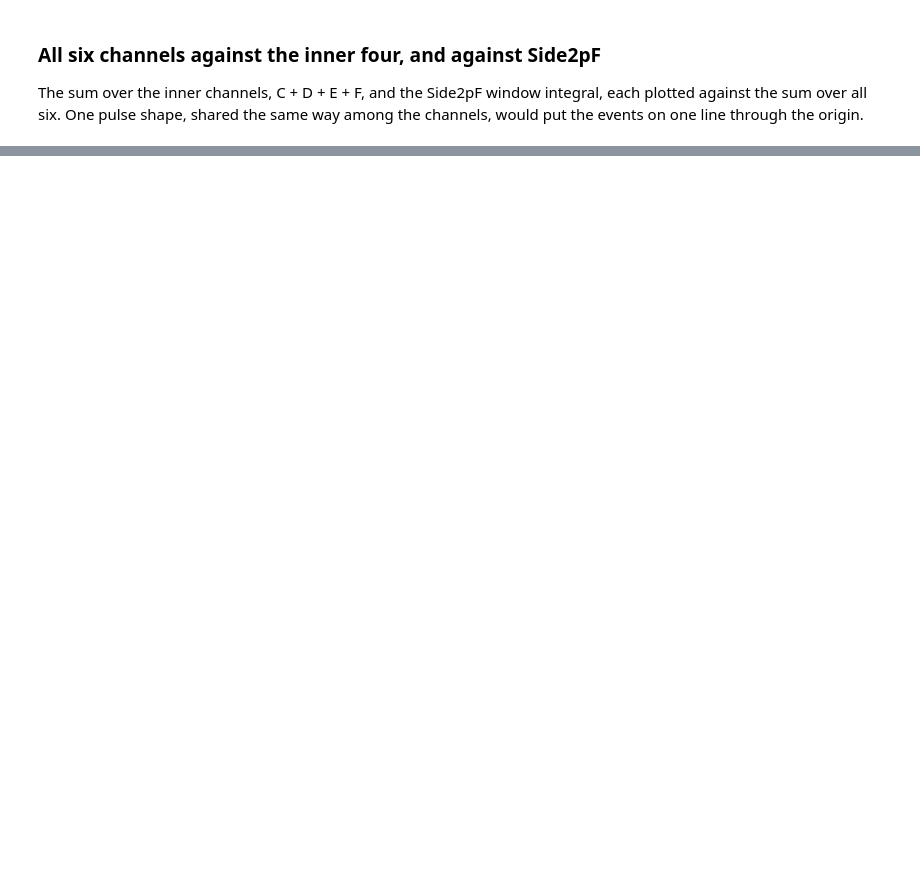
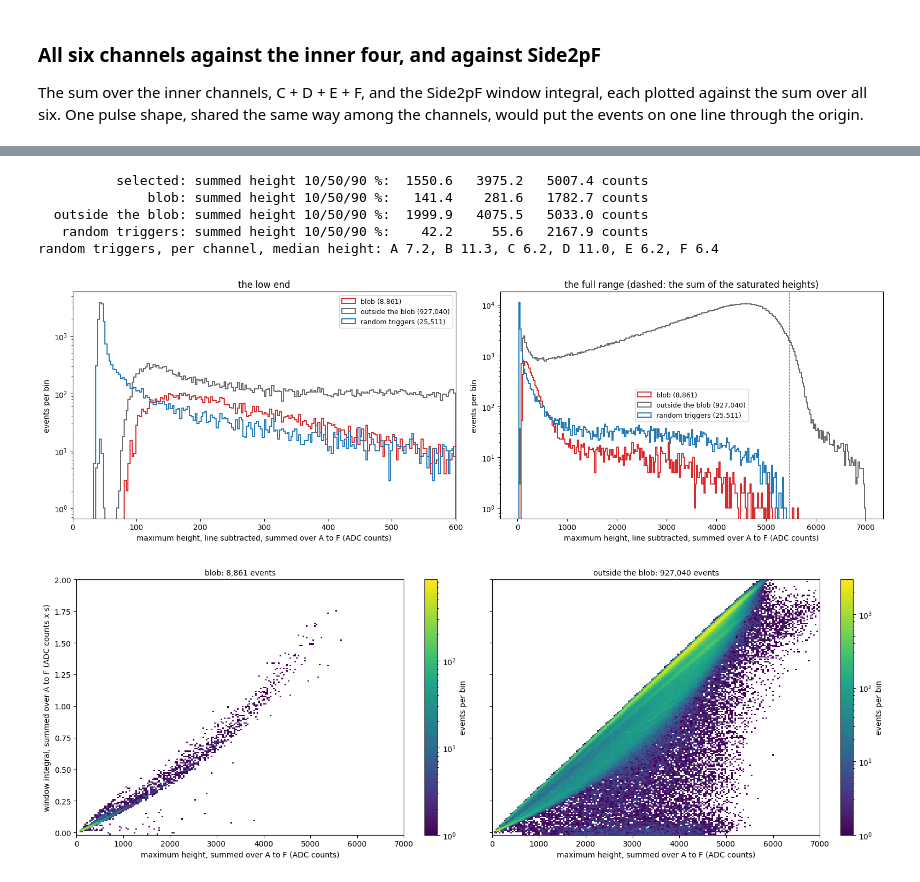
Before and after one commit to villano-lab/NSDF-Data, a Jupyter notebook: data_analysis/R76/notebooks/relcal/window-integral-small-quiet-82v.ipynb, the cells around one changed output, grey strips where cells are left out. Saved outputs shown, nothing was run; the diff lists cells and outputs as text; code cells hidden in the pictures; blank space fills up the shorter version.

```diff
--- a/data_analysis/R76/notebooks/relcal/window-integral-small-quiet-82v.ipynb
+++ b/data_analysis/R76/notebooks/relcal/window-integral-small-quiet-82v.ipynb
@@ -164,9 +188,9 @@ The sum over the inner channels, C + D + E + F, and the Side2pF window integral,
 inner = wint[:, 2:].sum(axis=1)
 fig, axes = plt.subplots(2, 2, figsize=(15, 11), sharex=True)
 for col, (m, title) in enumerate(((blob, "blob"), (rest, "outside the blob"))):
-    for row, (y, ylab, yr) in enumerate(((inner, "C + D + E + F", (-0.005, 0.04)), (wint[:, 5], "Side2pF", (-0.003, 0.015)))):
+    for row, (y, ylab, yr) in enumerate(((inner, "C + D + E + F", (-0.02, 1.15)), (wint[:, 5], "Side2pF", (-0.005, 0.34)))):
         ax = axes[row, col]
-        h = ax.hist2d(wsum[m], y[m], bins=[120, 120], range=[(-0.005, 0.05), yr], cmap="viridis", norm=colors.LogNorm(), cmin=1)
+        h = ax.hist2d(wsum[m], y[m], bins=[200, 200], range=[(-0.02, 2.0), yr], cmap="viridis", norm=colors.LogNorm(), cmin=1)
         fig.colorbar(h[3], ax=ax, label="events per bin")
         ax.set_ylabel(f"window integral, {ylab} (ADC counts x s)")
         ax.set_title(f"{title}: {m.sum():,} events", fontsize=10)
@@ -183,9 +207,9 @@ For scale, the summed window integral of every real trigger that passes the `bst
 # %%
-BINS_ALL = np.logspace(-4, 0.5, 226)
+BINS_ALL = np.linspace(-0.05, 2.1, 216)
 fig, ax = plt.subplots(figsize=(10, 5.2))
-for m, c, lab in ((real & keep & bstd_ok, "k", f"bstd cut only ({(real & keep & bstd_ok).sum():,})"), (use, "C3", f"small, quiet ({use.sum():,})")):
+for m, c, lab in ((real & keep & bstd_ok, "k", f"bstd cut only ({(real & keep & bstd_ok).sum():,})"), (use, "C3", f"selected ({use.sum():,})")):
     ax.hist(wsum[m], bins=BINS_ALL, histtype="step", color=c, linewidth=1.3, label=lab)
-ax.set_xscale("log"); ax.set_yscale("log")
+ax.set_yscale("log")
 ax.set_xlabel("window integral, A to F summed (ADC counts x s)")
 ax.set_ylabel("events per bin")
 ax.legend()
@@ -195,0 +228,48 @@ plt.show()
+# %%
+HCACHE = Path.home() / "goldsluice-output" / "relcal-height-82v.npz"
+if HCACHE.exists():
+    hwin = np.load(HCACHE)["hwin"]
+else:
+    hwin = np.vstack([np.column_stack([field(pq.read_table(f, columns=[f"Side2p{k}" for k in LETTERS]), k, "current_max") for k in LETTERS])
+                      for f in files(OUT_WIN)])
+    np.savez(HCACHE, hwin=hwin)
+assert len(hwin) == len(series), "the height cache does not match: delete it and rerun"
+hsum = hwin.sum(axis=1)                                     # ADC counts, all six channels
+for name, m in (("selected", use), ("blob", blob), ("outside the blob", rest), ("random triggers", randoms)):
+    p = np.percentile(hsum[m], [10, 50, 90])
+    print(f"{name:>18}: summed height 10/50/90 %: " + "  ".join(f"{v:7.1f}" for v in p) + " counts")
+print("random triggers, per channel, median height: " + ", ".join(f"{k} {v:.1f}" for k, v in zip(LETTERS, np.median(hwin[randoms], axis=0))))
+
+fig, axes = plt.subplots(1, 2, figsize=(16, 5.2))
+for ax, bins, zoom in ((axes[0], np.arange(0, 601, 3), True), (axes[1], np.arange(0, 7001, 25), False)):
+    for m, c, lab in SETS:
+        ax.hist(hsum[m], bins=bins, histtype="step", color=c, linewidth=1.4, label=lab)
+    ax.axvline(SATH.sum(), color="0.4", ls="--", lw=0.8)
+    ax.set_xlabel("maximum height, line subtracted, summed over A to F (ADC counts)")
+    ax.set_ylabel("events per bin")
+    ax.set_yscale("log")
+    if zoom:
+        ax.set_xlim(0, 600)
+    ax.set_title("the low end" if zoom else "the full range (dashed: the sum of the saturated heights)")
+    ax.legend(fontsize=9)
+fig.tight_layout()
+plt.show()
+
+# the summed height against the summed window integral
+fig, axes = plt.subplots(1, 2, figsize=(16, 5.6), sharex=True, sharey=True)
+for ax, (m, title) in zip(axes, ((blob, "blob"), (rest, "outside the blob"))):
+    h = ax.hist2d(hsum[m], wsum[m], bins=[200, 200], range=[(0, 7000), (-0.02, 2.0)], cmap="viridis", norm=colors.LogNorm(), cmin=1)
+    fig.colorbar(h[3], ax=ax, label="events per bin")
+    ax.set_xlabel("maximum height, summed over A to F (ADC counts)")
+    ax.set_title(f"{title}: {m.sum():,} events", fontsize=10)
+axes[0].set_ylabel("window integral, summed over A to F (ADC counts x s)")
+fig.tight_layout()
+plt.show()
+# %% [output]
+          selected: summed height 10/50/90 %:  1550.6   3975.2   5007.4 counts
+              blob: summed height 10/50/90 %:   141.4    281.6   1782.7 counts
+  outside the blob: summed height 10/50/90 %:  1999.9   4075.5   5033.0 counts
+   random triggers: summed height 10/50/90 %:    42.2     55.6   2167.9 counts
+random triggers, per channel, median height: A 7.2, B 11.3, C 6.2, D 11.0, E 6.2, F 6.4
+[figure, added]
+[figure, added]
```
Also changed, not shown: parts of 12 cells of this notebook.
